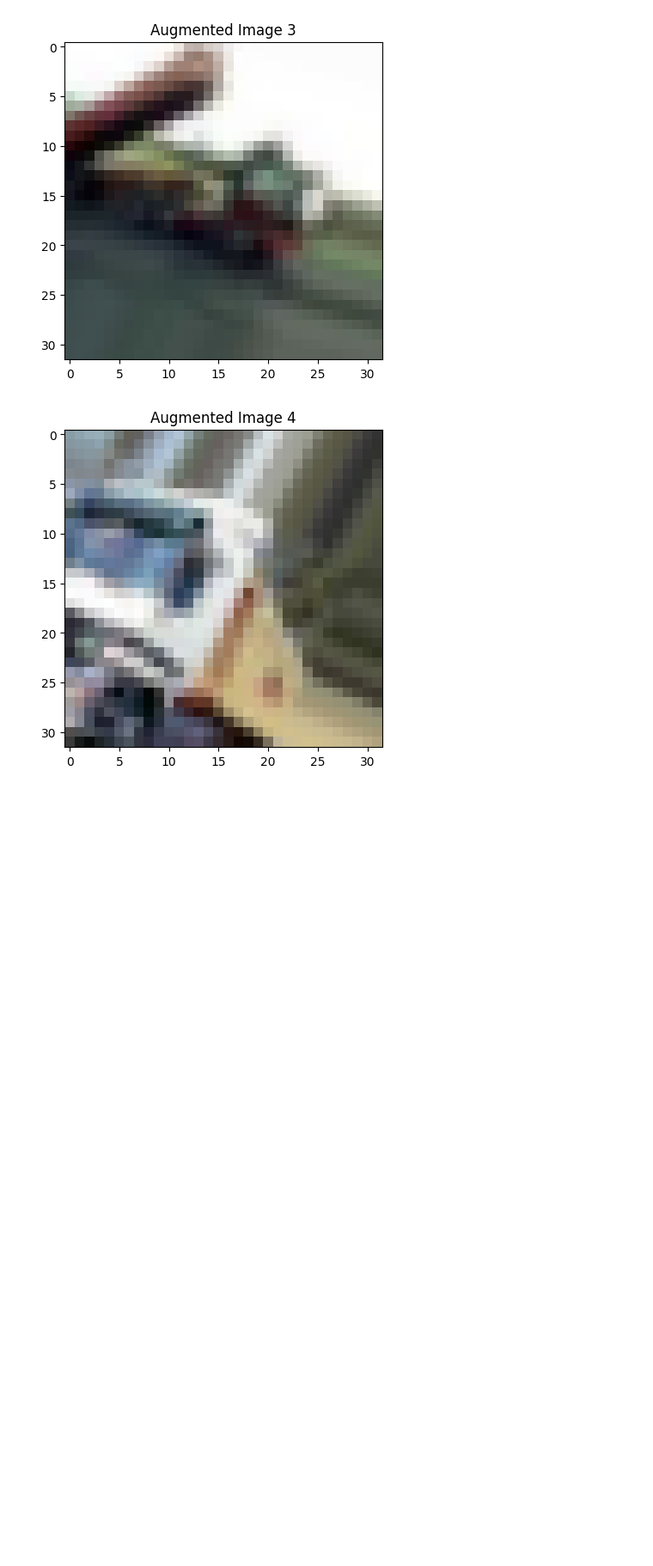
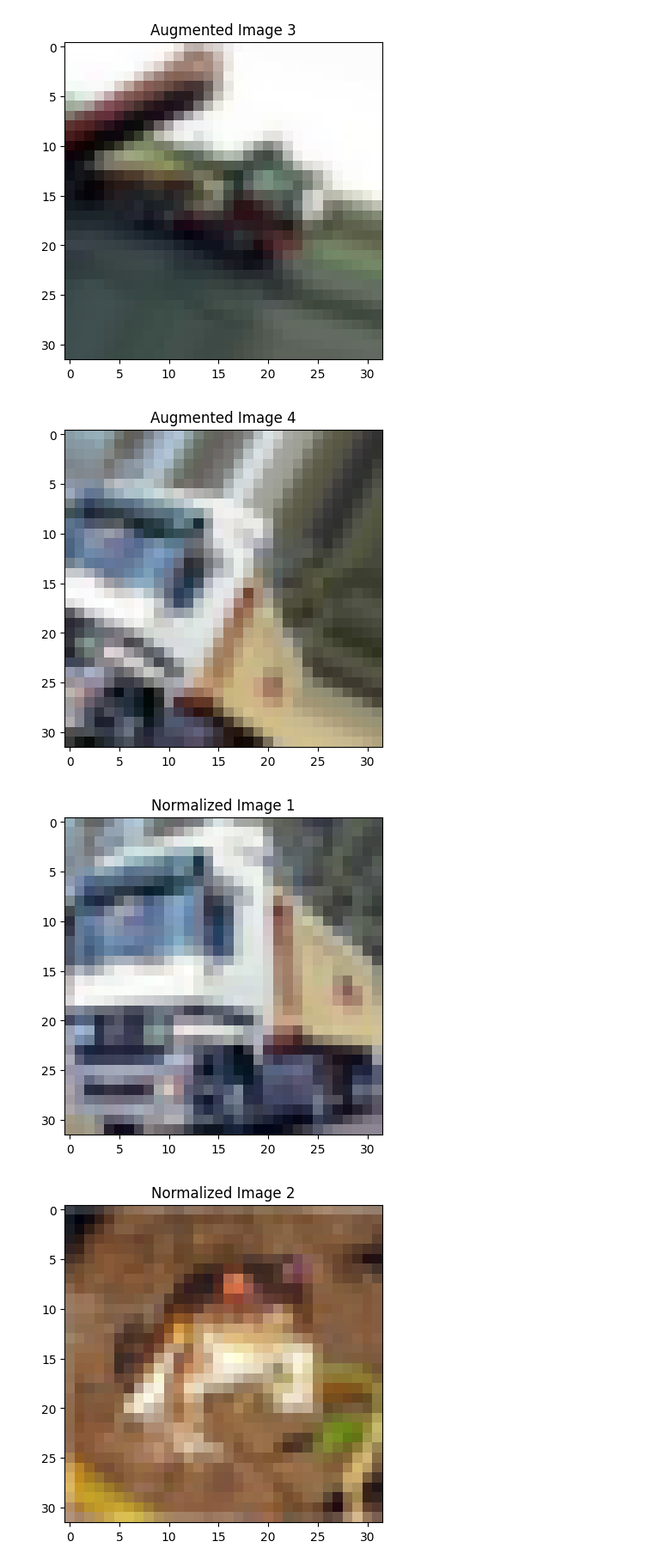
Before and after one commit to jihyeon26/neural_network_basic, a Jupyter notebook: neural_networks_ibm/part3/3.2.1. data_agumentation_keras.ipynb, the cells around one changed output. Shown at 86% size. Cells and saved outputs as stored; diff of their text form; code cells hidden in the pictures; blank space fills up the shorter version.

Commit message:
data agumentation

```diff
--- a/neural_networks_ibm/part3/3.2.1. data_agumentation_keras.ipynb
+++ b/neural_networks_ibm/part3/3.2.1. data_agumentation_keras.ipynb
@@ -226,3 +226,48 @@ plt.show()
 [figure]
 [figure]
 [figure]
+# %%
+# Create an instance of ImageDataGenerator with normalization options
+
+datagen = ImageDataGenerator(
+
+    featurewise_center=True,
+
+    featurewise_std_normalization=True,
+
+    samplewise_center=True,
+
+    samplewise_std_normalization=True
+
+)
+
+
+
+# Fit the ImageDataGenerator to the dataset
+
+datagen.fit(training_images)
+
+
+
+# Generate and visualize normalized images
+
+i = 0
+
+for batch in datagen.flow(training_images, batch_size=1):
+
+    plt.figure(i)
+
+    imgplot = plt.imshow(array_to_img(batch[0]))
+
+    plt.title(f'Normalized Image {i + 1}')
+
+    i += 1
+
+    if i % 4 == 0:
+
+        break
+
+plt.show()
+# %% [output]
+[figure, added]
+[figure, added]
```
Also changed, not shown: parts of 3 cells of this notebook.
